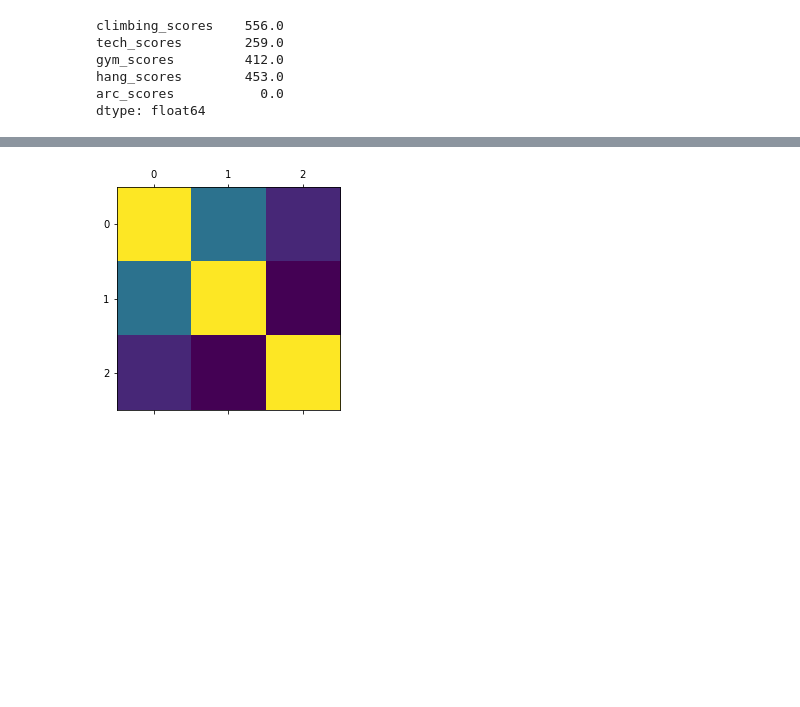
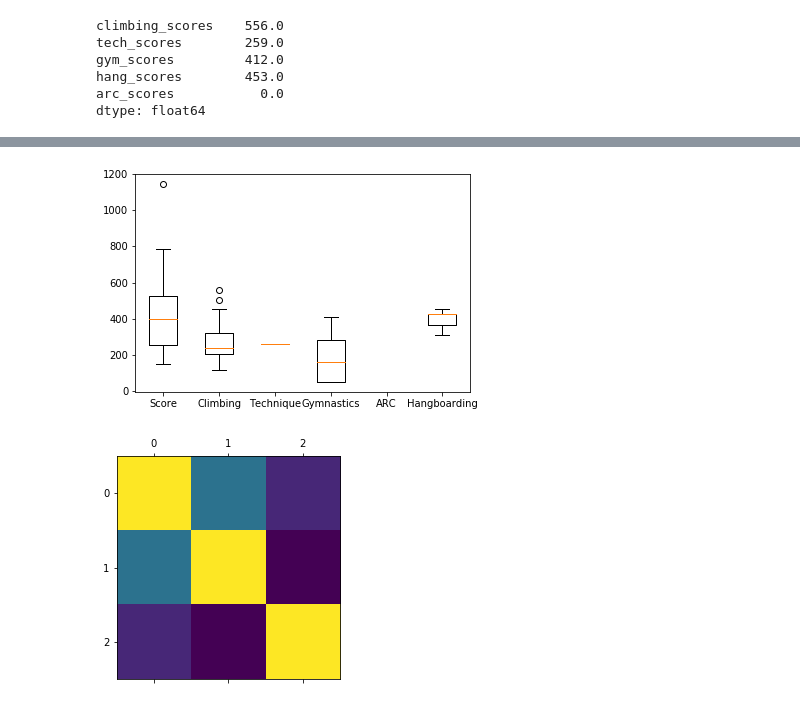
Before and after one commit to gardiac2002/monkies, a Jupyter notebook: Sessions Analysis.ipynb, the cells around one changed output, grey strips where cells are left out. Saved outputs shown, nothing was run; the diff lists cells and outputs as text; code cells hidden in the pictures; blank space fills up the shorter version.

```diff
--- a/Sessions Analysis.ipynb
+++ b/Sessions Analysis.ipynb
@@ -232,3 +251,20 @@ plt.show()
+# %%
+scores = [
+    sunshine_sessions[sunshine_sessions.scores > 0].scores,
+    sunshine_sessions[sunshine_sessions.climbing_scores > 0].climbing_scores,
+
+    sunshine_sessions[sunshine_sessions.tech_scores > 0].tech_scores,
+    sunshine_sessions[sunshine_sessions.gym_scores > 0].gym_scores,
+    sunshine_sessions[sunshine_sessions.arc_scores > 0].arc_scores,
+
+    sunshine_sessions[sunshine_sessions.hang_scores > 0].hang_scores,
+]
+labels = ['Score', 'Climbing', 'Technique', 'Gymnastics', 'ARC', 'Hangboarding']
+plt.boxplot(scores, labels=labels)
+plt.show()
+# plt.boxplot(sunshine_sessions[sunshine_sessions.gym_scores > 0].gym_scores)
+# %% [output]
+[figure, added]
 # %%
 plt.matshow(doripa[['total', 'total6', 'scores']].corr());
 # %% [output]
```
Also changed, not shown: parts of 6 cells of this notebook.
